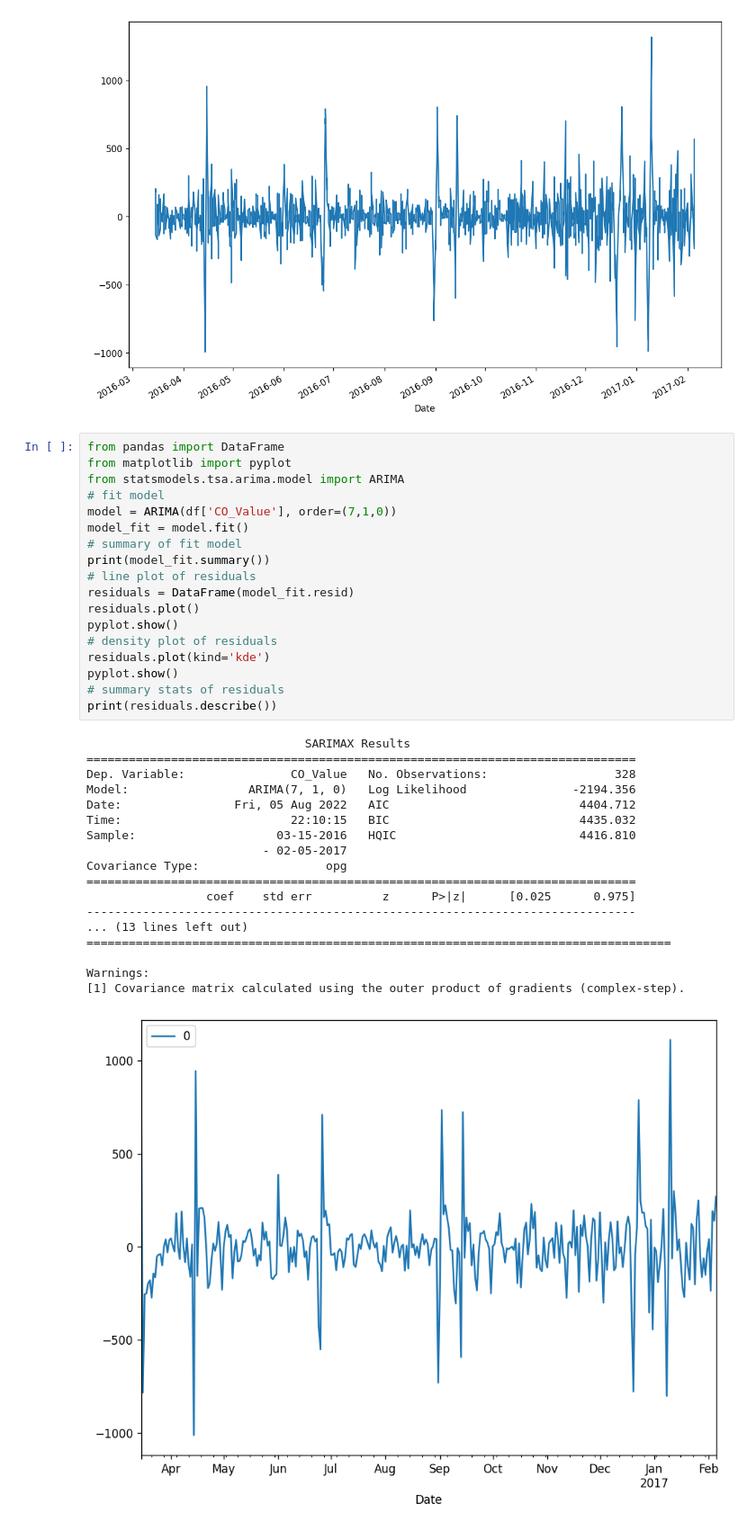
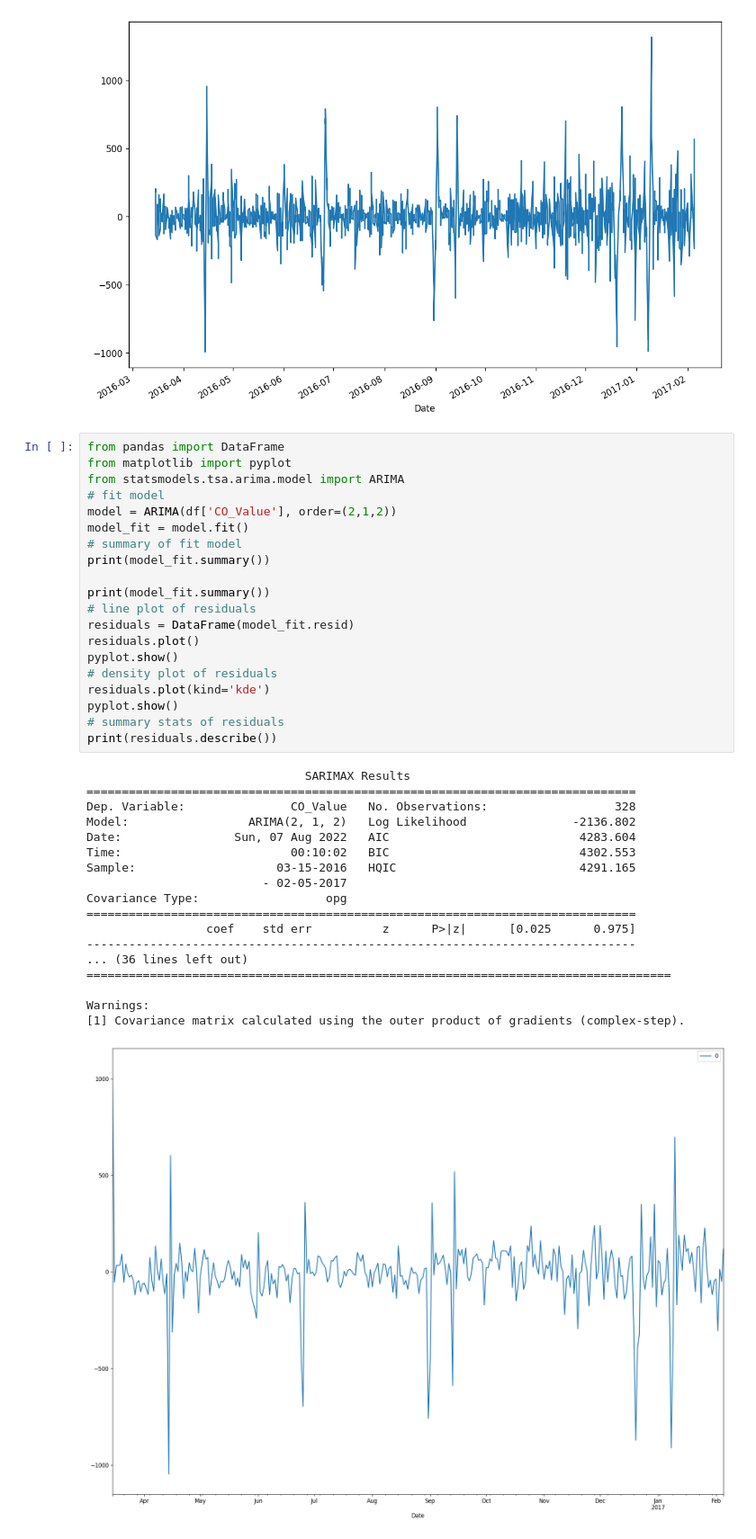
Before and after one commit to JoelPoah/AIMLCA2, a Jupyter notebook: TimeSeries_PartA/TimeSeries.ipynb, the cells around one changed output. Shown at 90% size. Saved outputs shown, nothing was run; the diff lists cells and outputs as text.

Commit message:
tried a lil arima

```diff
--- a/TimeSeries_PartA/TimeSeries.ipynb
+++ b/TimeSeries_PartA/TimeSeries.ipynb
@@ -612,37 +605,39 @@ df
 # %%
 from pandas import DataFrame
 from matplotlib import pyplot
 from statsmodels.tsa.arima.model import ARIMA
 # fit model
-model = ARIMA(df['CO_Value'], order=(7,1,0))
+model = ARIMA(df['CO_Value'], order=(2,1,2))
 model_fit = model.fit()
 # summary of fit model
+print(model_fit.summary())
+
 print(model_fit.summary())
 # line plot of residuals
 residuals = DataFrame(model_fit.resid)
 residuals.plot()
 pyplot.show()
 # density plot of residuals
 residuals.plot(kind='kde')
 pyplot.show()
 # summary stats of residuals
 print(residuals.describe())
 # %% [output]
                                SARIMAX Results
 ==============================================================================
 Dep. Variable:               CO_Value   No. Observations:                  328
-Model:                 ARIMA(7, 1, 0)   Log Likelihood               -2194.356
-Date:                Fri, 05 Aug 2022   AIC                           4404.712
-Time:                        22:10:15   BIC                           4435.032
-Sample:                    03-15-2016   HQIC                          4416.810
+Model:                 ARIMA(2, 1, 2)   Log Likelihood               -2136.802
+Date:                Sun, 07 Aug 2022   AIC                           4283.604
+Time:                        00:10:02   BIC                           4302.553
+Sample:                    03-15-2016   HQIC                          4291.165
                          - 02-05-2017
 Covariance Type:                  opg
 ==============================================================================
                  coef    std err          z      P>|z|      [0.025      0.975]
 ------------------------------------------------------------------------------
-... (13 lines left out)
+... (36 lines left out)
 ===================================================================================
 
 Warnings:
 [1] Covariance matrix calculated using the outer product of gradients (complex-step).
-[figure, old version]
+[figure, new version]
```
Also changed, not shown: parts of 17 cells of this notebook, 3 other files.
